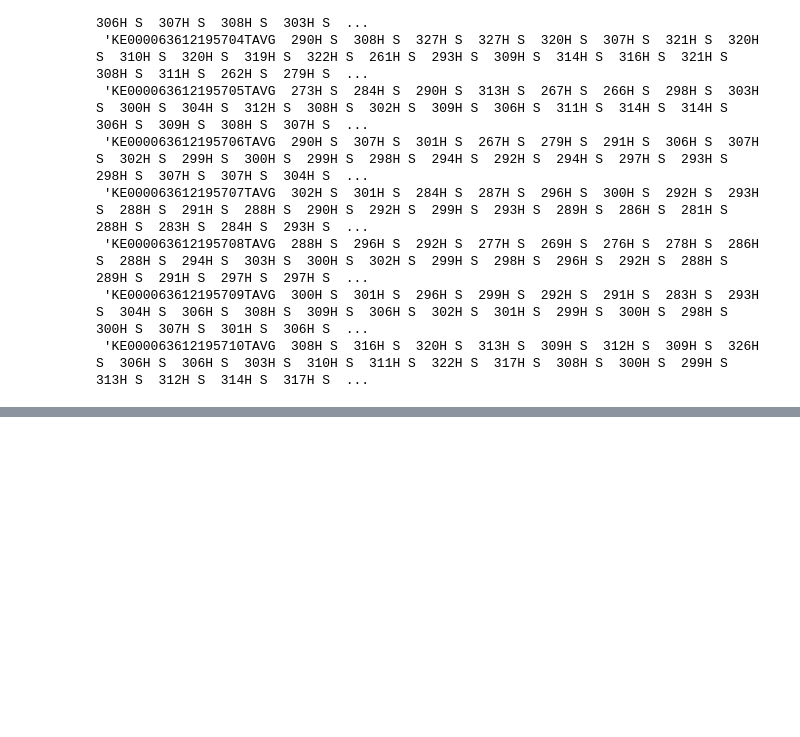
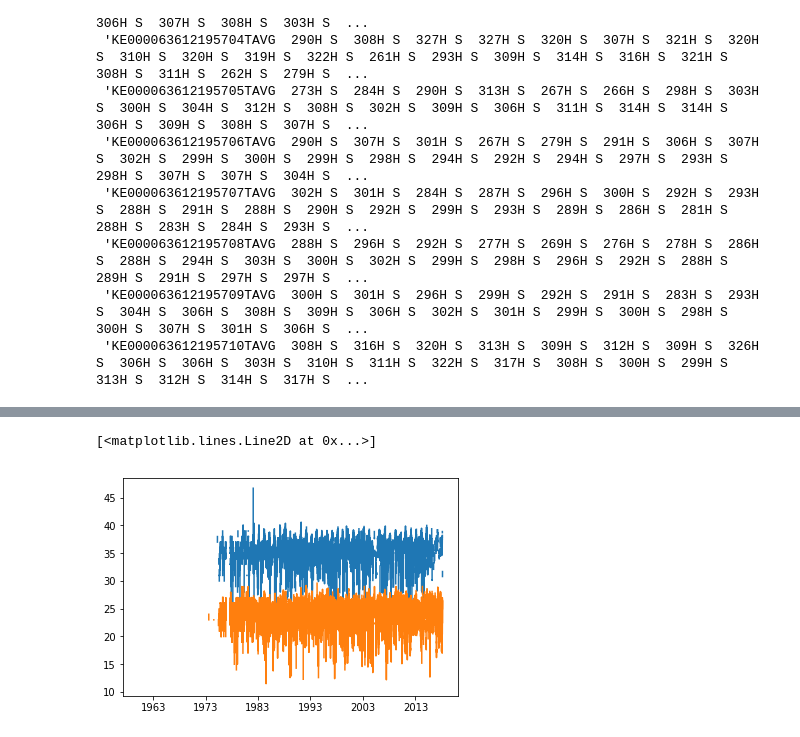
Before and after one commit to 4bic/learn_code, a Jupyter notebook: python:Data Analysis/weather data and numpy.ipynb, the cells around one changed output, grey strips where cells are left out. Cells and saved outputs as stored; diff of their text form; code cells hidden in the pictures; blank space fills up the shorter version.

Commit message:
fill up missing data

```diff
--- a/python:Data Analysis/weather data and numpy.ipynb
+++ b/python:Data Analysis/weather data and numpy.ipynb
@@ -78,0 +164,15 @@ open('datasets_KE/KE000063612.dly', 'r').readlines()[:10]
+# %%
+def getobs(filename, obs):
+    data = np.concatenate([unroll(row) for row in parsefile(filename) if row[2] == obs])
+
+    data['value'][data['value'] == -999.9] = np.nan
+    return data
+# %%
+lodwar_tmax = getobs('datasets_ke/KE000063612.dly', 'TMAX')
+lodwar_tmin = getobs('datasets_ke/KE000063612.dly', 'TMIN')
+# %%
+plt.plot(lodwar_tmax['date'], lodwar_tmax['value'])
+plt.plot(lodwar_tmin['date'], lodwar_tmin['value'])
+# %% [output]
+[<matplotlib.lines.Line2D at 0x...>]
+[figure, added]
```
Also changed, not shown: parts of 10 cells of this notebook.
